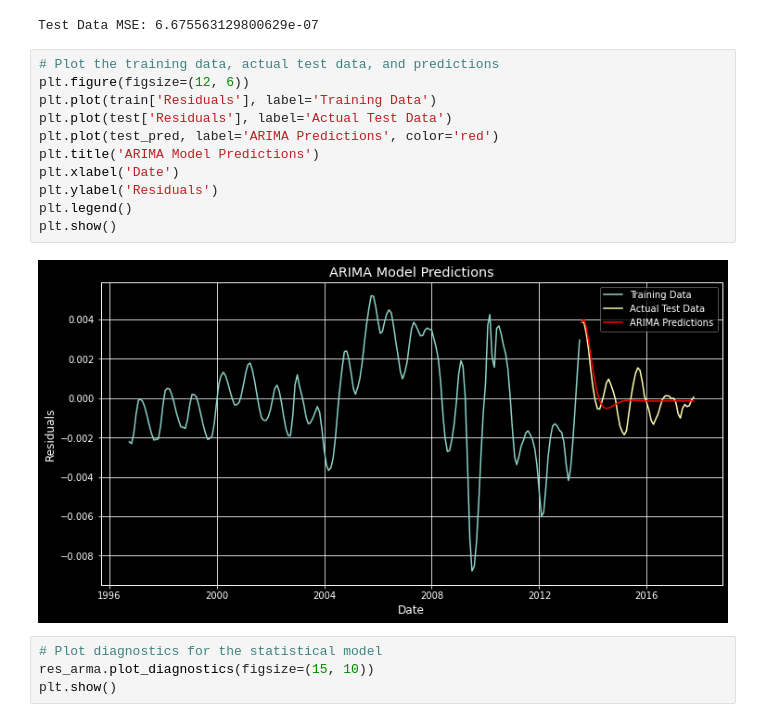
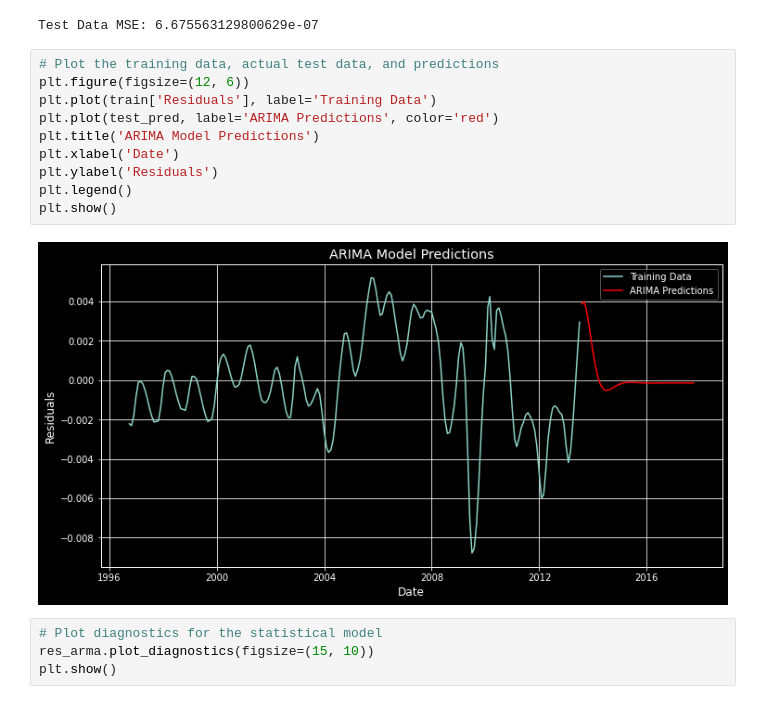
Before and after one commit to frankkiptoo/Group-20-Phase-4-Project, a Jupyter notebook: student.ipynb, the cells around one changed output. Drawn from its saved outputs; the diff is of its cells as text.

```diff
--- a/student.ipynb
+++ b/student.ipynb
@@ -981,16 +1044,15 @@ Test Data MSE: 6.675563129800629e-07
 # %%
 # Plot the training data, actual test data, and predictions
 plt.figure(figsize=(12, 6))
 plt.plot(train['Residuals'], label='Training Data')
-plt.plot(test['Residuals'], label='Actual Test Data')
 plt.plot(test_pred, label='ARIMA Predictions', color='red')
 plt.title('ARIMA Model Predictions')
 plt.xlabel('Date')
 plt.ylabel('Residuals')
 plt.legend()
 plt.show()
 # %% [output]
-[figure, old version]
+[figure, new version]
 # %%
 # Plot diagnostics for the statistical model
 res_arma.plot_diagnostics(figsize=(15, 10))
```
Also changed, not shown: parts of 47 cells of this notebook, 2 other files.
